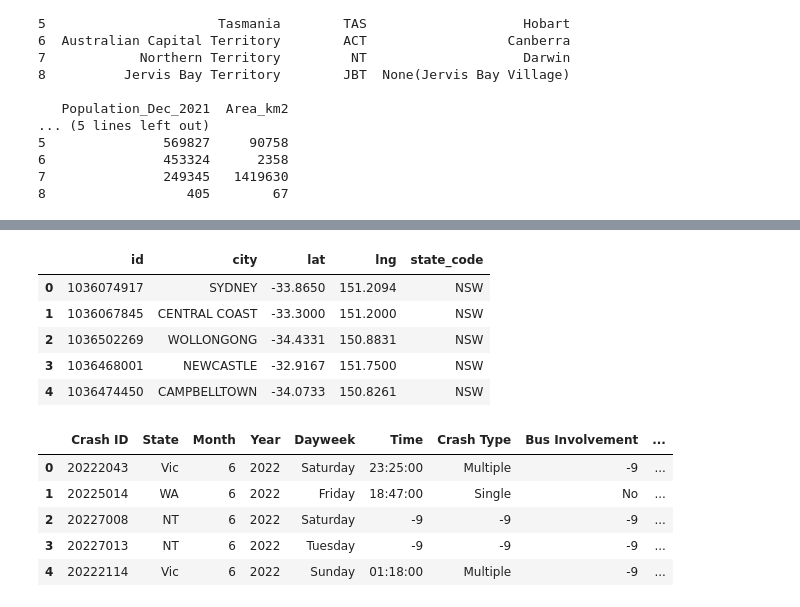
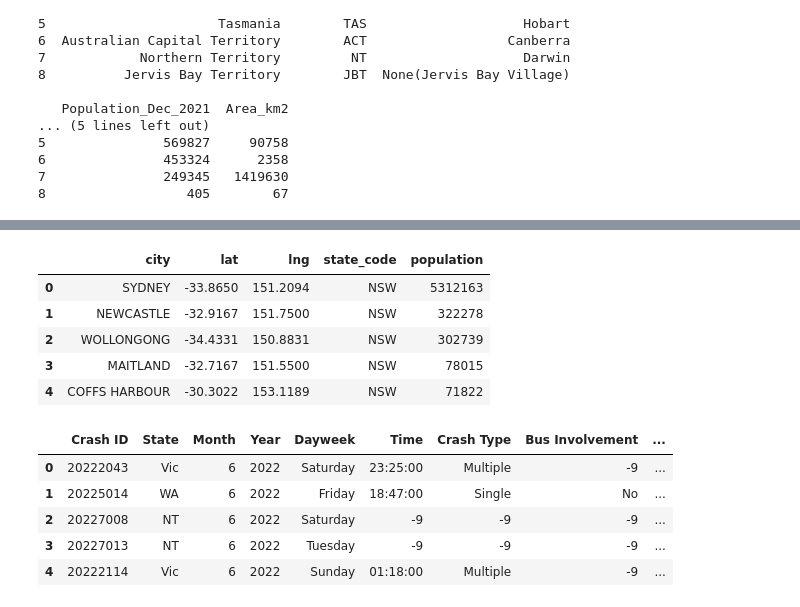
Before and after one commit to NoumenalAglet/Project-2-ETL, a Jupyter notebook: 2_Australia_AirTraffic.ipynb, the cells around one changed output, grey strips where cells are left out. Saved outputs shown, nothing was run; the diff lists cells and outputs as text; code cells hidden in the pictures.

```diff
--- a/2_Australia_AirTraffic.ipynb
+++ b/2_Australia_AirTraffic.ipynb
@@ -156,7 +163,7 @@ City_Pair_Route              object
 MM                            int64
 dtype: object
 # %%
-World_city_file = "Resources/worldcities.csv"
-world_city_df = pd.read_csv(World_city_file)
+World_city_file = "Resources/World Cities.json"
+world_city_df = pd.read_json(World_city_file)
 world_city_df.head()
 # %% [output]
@@ -169,9 +176,6 @@ world_city_df.head()
 # %%
 au_city_df = world_city_df[(world_city_df.iso2 == "AU")].reset_index(drop=True)
-
 au_city_df['city']       = au_city_df['city'].str.upper()
-au_city_df['city_ascii'] = au_city_df['city_ascii'].str.upper()
-
 au_city_df.rename(columns = {'admin_name':'state'}, inplace = True)
 au_city_df.head()
 # %% [output]
@@ -266,13 +270,13 @@ au_city_df.head()
 # %%
-formatted_city_df = au_city_df[['id','city','lat','lng','state_code']]
+formatted_city_df = au_city_df[['city','lat','lng','state_code','population']]
 formatted_city_df.head()
 # %% [output]
-|  | id | city | lat | lng | state_code |
-| 0 | 1036074917 | SYDNEY | -33.8650 | 151.2094 | NSW |
-| 1 | 1036067845 | CENTRAL COAST | -33.3000 | 151.2000 | NSW |
-| 2 | 1036502269 | WOLLONGONG | -34.4331 | 150.8831 | NSW |
-| 3 | 1036468001 | NEWCASTLE | -32.9167 | 151.7500 | NSW |
-| 4 | 1036474450 | CAMPBELLTOWN | -34.0733 | 150.8261 | NSW |
+|  | city | lat | lng | state_code | population |
+| 0 | SYDNEY | -33.8650 | 151.2094 | NSW | 5312163 |
+| 1 | NEWCASTLE | -32.9167 | 151.7500 | NSW | 322278 |
+| 2 | WOLLONGONG | -34.4331 | 150.8831 | NSW | 302739 |
+| 3 | MAITLAND | -32.7167 | 151.5500 | NSW | 78015 |
+| 4 | COFFS HARBOUR | -30.3022 | 153.1189 | NSW | 71822 |
 # %%
 roads_file = "Resources/ardd_fatalities_jun2022.xlsx"
 
```
Also changed, not shown: parts of 16 cells of this notebook.
